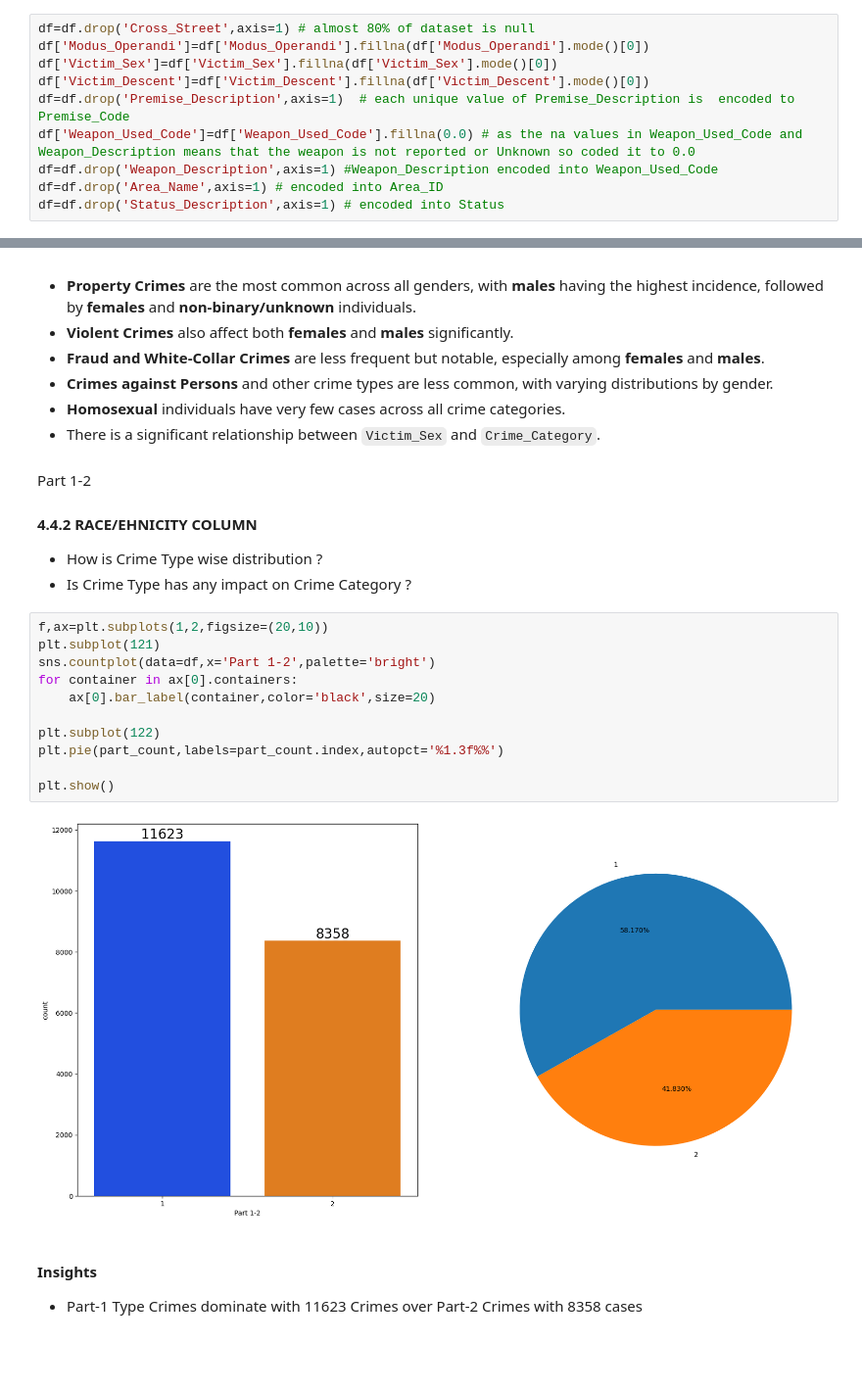
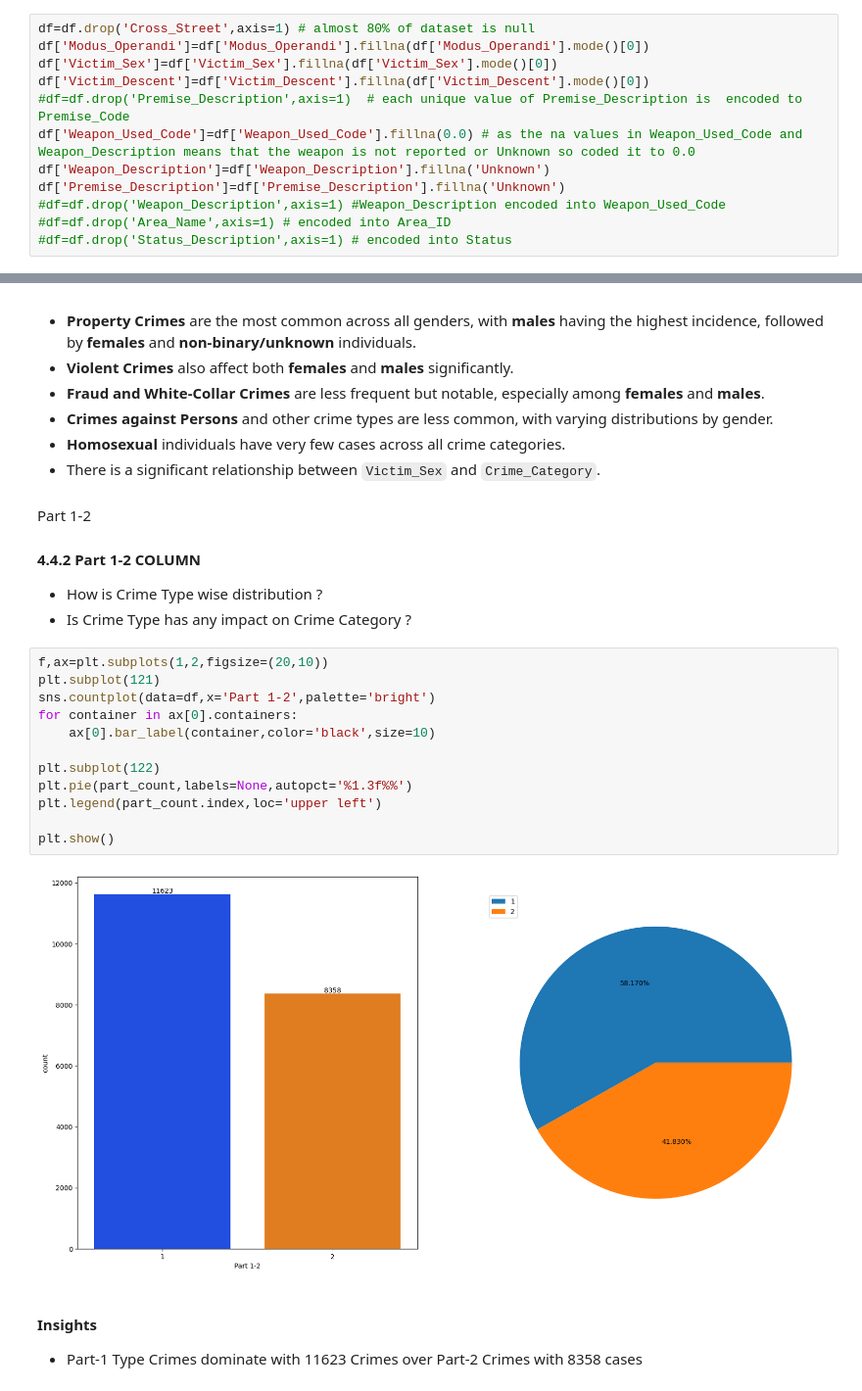
Before and after one commit to imran-nazir0011/CrimeCast-Forecasting-Crime-Categories, a Jupyter notebook: notebook/EDA.ipynb, the cells around one changed output, grey strips where cells are left out. Shown at 98% size. Drawn from its saved outputs; the diff is of its cells as text; blank space fills up the shorter version.

```diff
--- a/notebook/EDA.ipynb
+++ b/notebook/EDA.ipynb
@@ -142,11 +142,13 @@ df=df.drop('Cross_Street',axis=1) # almost 80% of dataset is null
 df['Modus_Operandi']=df['Modus_Operandi'].fillna(df['Modus_Operandi'].mode()[0])
 df['Victim_Sex']=df['Victim_Sex'].fillna(df['Victim_Sex'].mode()[0])
 df['Victim_Descent']=df['Victim_Descent'].fillna(df['Victim_Descent'].mode()[0])
-df=df.drop('Premise_Description',axis=1)  # each unique value of Premise_Description is  encoded to Premise_Code
+#df=df.drop('Premise_Description',axis=1)  # each unique value of Premise_Description is  encoded to Premise_Code
 df['Weapon_Used_Code']=df['Weapon_Used_Code'].fillna(0.0) # as the na values in Weapon_Used_Code and Weapon_Description means that the weapon is not reported or Unknown so coded it to 0.0
-df=df.drop('Weapon_Description',axis=1) #Weapon_Description encoded into Weapon_Used_Code
-df=df.drop('Area_Name',axis=1) # encoded into Area_ID
-df=df.drop('Status_Description',axis=1) # encoded into Status
+df['Weapon_Description']=df['Weapon_Description'].fillna('Unknown')
+df['Premise_Description']=df['Premise_Description'].fillna('Unknown')
+#df=df.drop('Weapon_Description',axis=1) #Weapon_Description encoded into Weapon_Used_Code
+#df=df.drop('Area_Name',axis=1) # encoded into Area_ID
+#df=df.drop('Status_Description',axis=1) # encoded into Status
 # %%
 df.isna().sum()
 # %% [output]
@@ -690,22 +693,23 @@ There is a significant relationship between Victim_Sex and Crime_Category.
 - There is a significant relationship between `Victim_Sex` and `Crime_Category`.
 # %% [markdown]
 Part 1-2
-#### 4.4.2 RACE/EHNICITY COLUMN
+#### 4.4.2 Part 1-2 COLUMN
 - How is Crime Type wise distribution ?
 - Is Crime Type  has any impact on Crime Category ?
 # %%
 f,ax=plt.subplots(1,2,figsize=(20,10))
 plt.subplot(121)
 sns.countplot(data=df,x='Part 1-2',palette='bright')
 for container in ax[0].containers:
-    ax[0].bar_label(container,color='black',size=20)
+    ax[0].bar_label(container,color='black',size=10)
 
 plt.subplot(122)
-plt.pie(part_count,labels=part_count.index,autopct='%1.3f%%')
+plt.pie(part_count,labels=None,autopct='%1.3f%%')
+plt.legend(part_count.index,loc='upper left')
 
 plt.show()
 # %% [output]
-[figure, old version]
+[figure, new version]
 # %% [markdown]
 #### Insights
 - Part-1 Type Crimes dominate with 11623 Crimes over Part-2 Crimes with 8358 cases
```
Also changed, not shown: parts of 33 cells of this notebook.
